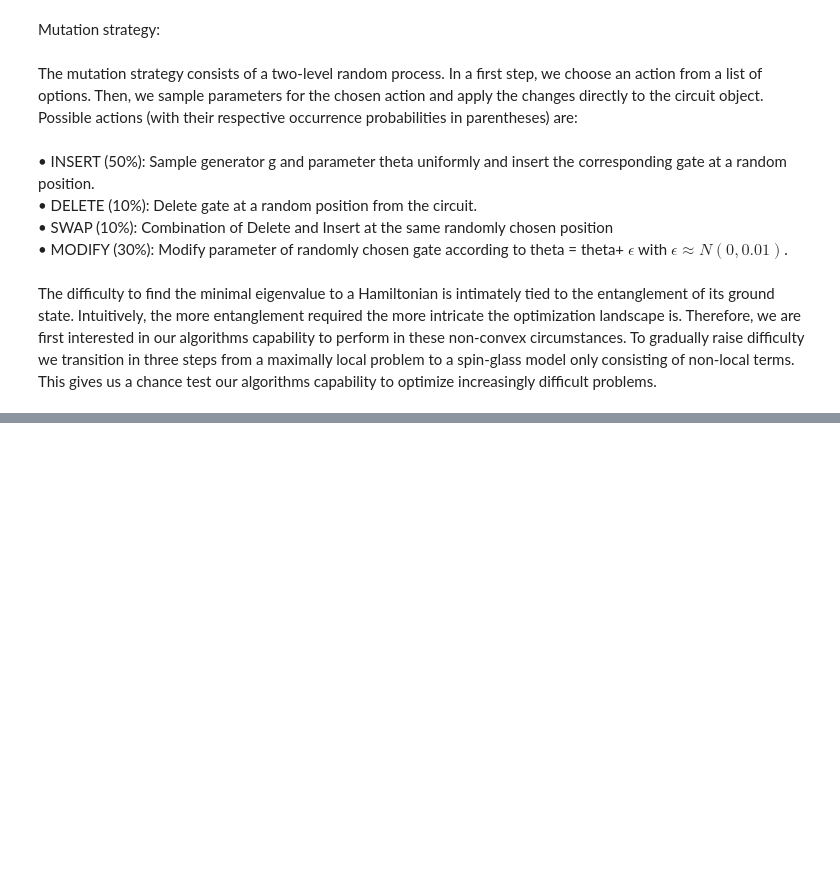
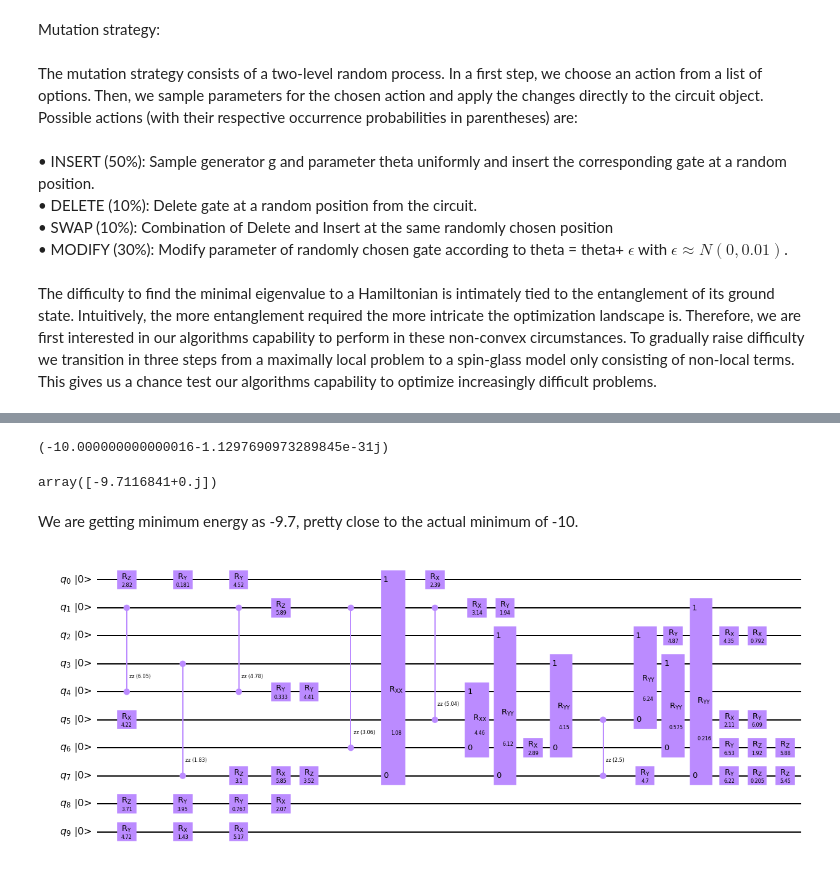
Before and after one commit to sarwarisak/test, a Jupyter notebook: report progress.ipynb, the cells around one changed output, grey strips where cells are left out. Drawn from its saved outputs; the diff is of its cells as text; code cells hidden in the pictures; blank space fills up the shorter version.

```diff
--- a/report progress.ipynb
+++ b/report progress.ipynb
@@ -186,0 +199,28 @@ optimize increasingly difficult problems.
+# %%
+H=[[0 for i in range(1024)] for j in range(1024) ] #gives us Hamiltonian for Local Hamiltonioan Problem
+for i in range(10):
+    q=QuantumRegister(10,'q')
+    circuit = QuantumCircuit(q)
+    circuit.x(i)
+    op = qi.Operator(circuit)
+    array=op.data
+    H+=array
+# %%
+results = la.eig(H) #Expected minimum energy
+print(min(results[0]))
+# %% [output]
+(-10.000000000000016-1.1297690973289845e-31j)
+# %%
+func_val=get_min_circuit(H) #gives the value of optimization function at each generation
+# %%
+func_val[-1][0] #gives the value of target function on last generation
+# %% [output]
+array([-9.7116841+0.j])
+# %% [markdown]
+We are getting minimum energy as -9.7, pretty close to the actual minimum of -10.
+# %%
+final_circuit=get_circuit(func_val[-1][1])
+# %%
+final_circuit.draw(initial_state=True, output="mpl")
+# %% [output]
+[figure, added]
```
Also changed, not shown: parts of 50 cells of this notebook.
